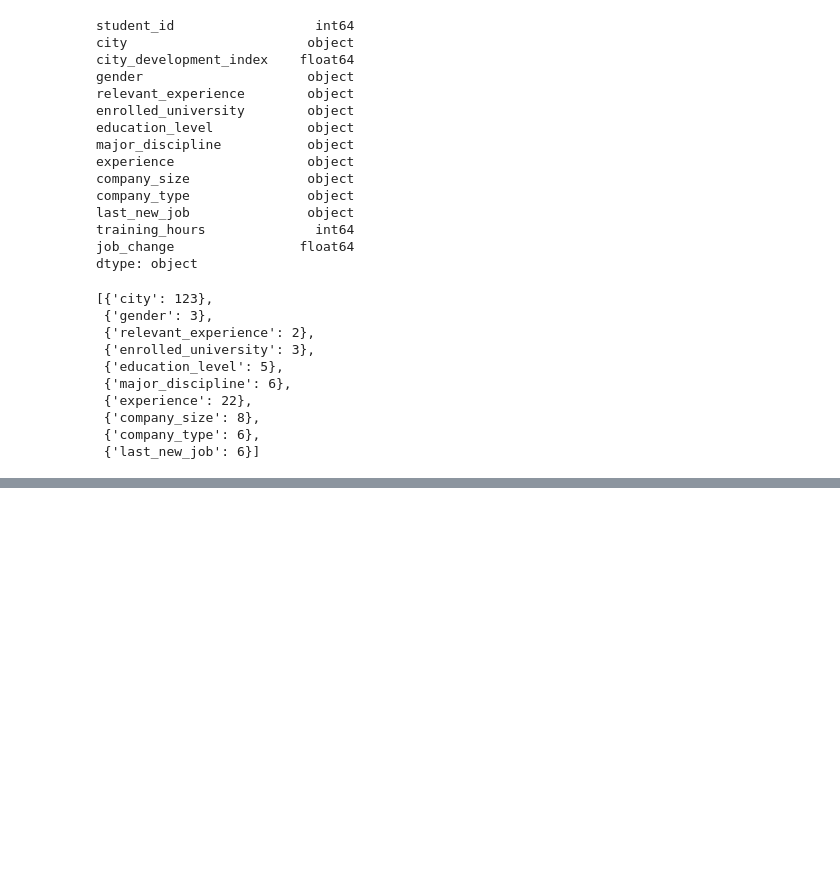
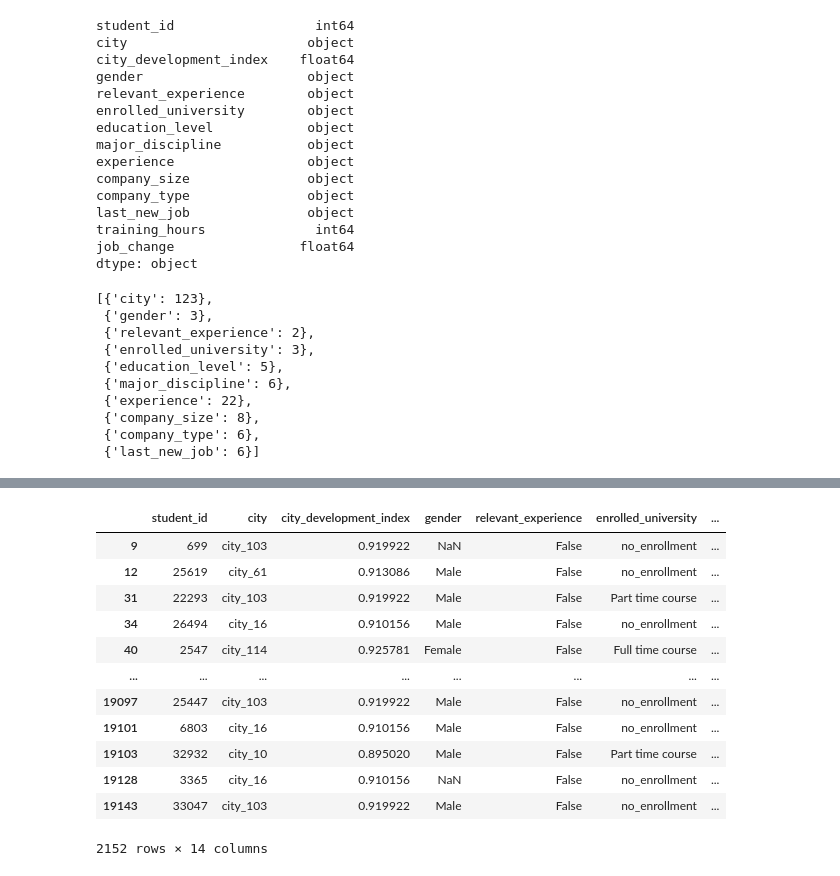
Before and after one commit to aurora-xiao97/DS-Projects, a Jupyter notebook: Projects/Customer_Analytics_Preparing_Data_for_Modeling/notebook.ipynb, the cells around one changed output, grey strips where cells are left out. Saved outputs shown, nothing was run; the diff lists cells and outputs as text; code cells hidden in the pictures; blank space fills up the shorter version.

```diff
--- a/Projects/Customer_Analytics_Preparing_Data_for_Modeling/notebook.ipynb
+++ b/Projects/Customer_Analytics_Preparing_Data_for_Modeling/notebook.ipynb
@@ -98,0 +256,31 @@ AttributeError: 'Series' object has no attribute 'to_boolean'
+# %%
+category_value[category_value.index('0')] = '<1'
+# %%
+category_value.append('>20')
+# %%
+ds_jobs_transformed["experience"] = pd.Categorical(
+    ds_jobs_transformed["experience"],
+    categories=category_value,
+    ordered=True
+)
+# %%
+ds_jobs_transformed = ds_jobs_transformed[
+    (ds_jobs_transformed["experience"] >= '10') &
+    (ds_jobs_transformed["company_size"].isin(['10000+', '1000-4999', '5000-9999']))
+]
+# %%
+ds_jobs_transformed
+# %% [output]
+|  | student_id | city | city_development_index | gender | relevant_experience | enrolled_university | ... |
+| 9 | 699 | city_103 | 0.919922 | NaN | False | no_enrollment | ... |
+| 12 | 25619 | city_61 | 0.913086 | Male | False | no_enrollment | ... |
+| 31 | 22293 | city_103 | 0.919922 | Male | False | Part time course | ... |
+| 34 | 26494 | city_16 | 0.910156 | Male | False | no_enrollment | ... |
+| 40 | 2547 | city_114 | 0.925781 | Female | False | Full time course | ... |
+| ... | ... | ... | ... | ... | ... | ... | ... |
+| 19097 | 25447 | city_103 | 0.919922 | Male | False | no_enrollment | ... |
+| 19101 | 6803 | city_16 | 0.910156 | Male | False | no_enrollment | ... |
+| 19103 | 32932 | city_10 | 0.895020 | Male | False | Part time course | ... |
+| 19128 | 3365 | city_16 | 0.910156 | NaN | False | no_enrollment | ... |
+| 19143 | 33047 | city_103 | 0.919922 | Male | False | no_enrollment | ... |
+2152 rows × 14 columns
```
Also changed, not shown: parts of 22 cells of this notebook.
